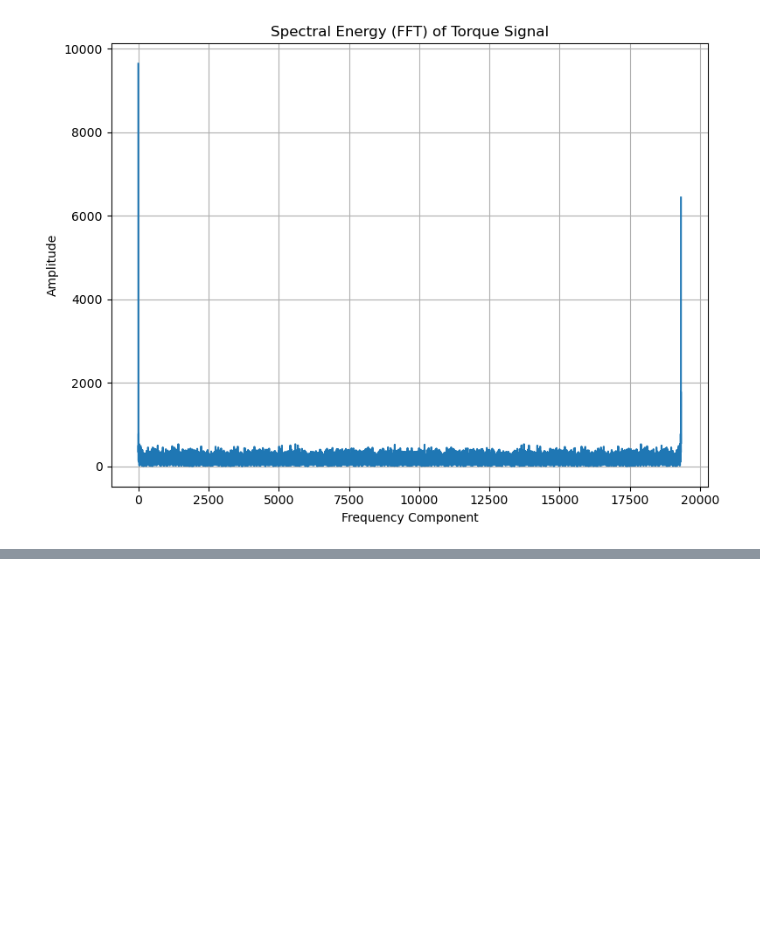
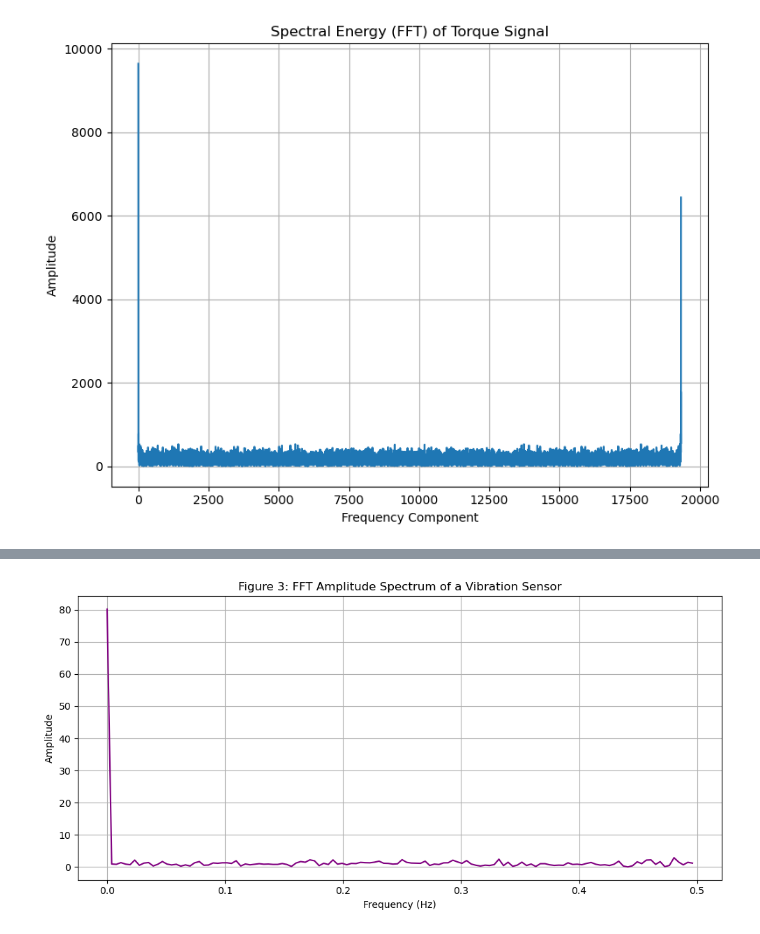
Before and after one commit to bharath9812/Feat-Engg-Research-Pred-Maintenance, a Jupyter notebook: feat_engg_predictive_maintenance.ipynb, the cells around one changed output, grey strips where cells are left out. Saved outputs shown, nothing was run; the diff lists cells and outputs as text; code cells hidden in the pictures; blank space fills up the shorter version.

```diff
--- a/feat_engg_predictive_maintenance.ipynb
+++ b/feat_engg_predictive_maintenance.ipynb
@@ -216,0 +307,33 @@ plt.show()
+# %%
+import pandas as pd
+import numpy as np
+import matplotlib.pyplot as plt
+from scipy.fft import fft, fftfreq
+
+# Load your CSV
+df = pd.read_csv("/Volumes/Personal/DS_Code Alpha/Feature-Engineering-Rolling-Stats/predictive_maintenance.csv")
+
+# Select one machine's time-series (assuming rows are time-ordered)
+signal = df["Torque [Nm]"].values[:256]  # First 256 samples for example
+
+# Sampling rate assumption (e.g., 1 sample per second, adjust if needed)
+Fs = 1.0  # Hz
+N = len(signal)
+T = 1.0 / Fs
+
+# FFT computation
+yf = fft(signal)
+xf = fftfreq(N, T)[:N//2]
+amplitude = 2.0/N * np.abs(yf[0:N//2])
+
+# Plotting FFT amplitude spectrum
+plt.figure(figsize=(10, 5))
+plt.plot(xf, amplitude, color='purple')
+plt.title('Figure 3: FFT Amplitude Spectrum of a Vibration Sensor')
+plt.xlabel('Frequency (Hz)')
+plt.ylabel('Amplitude')
+plt.grid(True)
+plt.tight_layout()
+plt.show()
+# %% [output]
+[figure, added]
```
Also changed, not shown: parts of 4 cells of this notebook.
